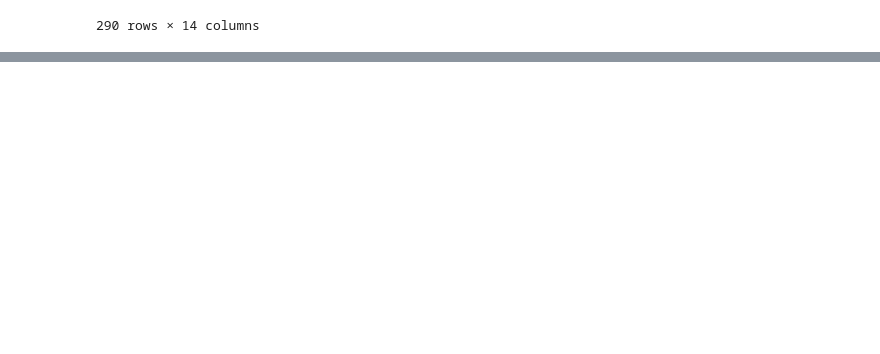
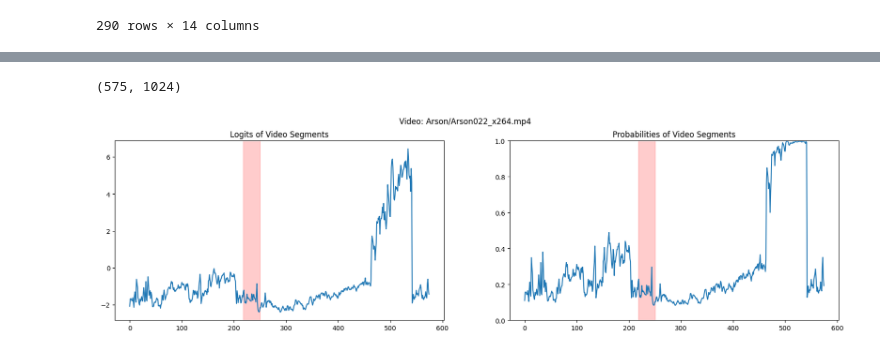
Before and after one commit to Haawron/agent-based-vad, a Jupyter notebook: notebooks/embeddings_visualized.ipynb, the cells around one changed output, grey strips where cells are left out. Saved outputs shown, nothing was run; the diff lists cells and outputs as text; code cells hidden in the pictures; blank space fills up the shorter version.

```diff
--- a/notebooks/embeddings_visualized.ipynb
+++ b/notebooks/embeddings_visualized.ipynb
@@ -123,0 +149,8 @@ plt.show()
+# %%
+keys = list(video_embeddings.keys())
+# %%
+e_text_normals_all = np.load(p_embedding_text_normal)
+e_text_anomalies_all = np.load(p_embedding_text_anomaly)
+# %%
+e_text_normals = e_text_normals_all[:3000]
+e_text_anomalies = e_text_anomalies_all[:3000]
@@ -123,0 +197,43 @@ plt.show()
+# %%
+idx = 13
+
+e_video_normals = video_embeddings[keys[idx]]['normal']
+e_video_anomalies = video_embeddings[keys[idx]]['anomaly']
+if e_video_anomalies.shape[0] == 0:
+    e_videos = e_video_normals
+else:
+    e_videos = np.concatenate([e_video_normals, e_video_anomalies], axis=0)
+e_texts = np.concatenate([e_text_normals, e_text_anomalies], axis=0)
+
+e_text_normals_nn = np.take(e_text_normals, np.argsort(e_videos @ e_text_normals.T)[:, ::-1][:, :1], axis=0).mean(axis=1)
+e_text_anomalies_nn = np.take(e_text_anomalies, np.argsort(e_videos @ e_text_anomalies.T)[:, ::-1][:, :1], axis=0).mean(axis=1)
+e_text_mean = np.take(e_texts, np.argsort(e_videos @ e_texts.T)[:, ::-1][:, :10], axis=0).mean(axis=1).mean(axis=0)
+print(e_text_anomalies_nn.shape)
+
+logits = np.einsum('ij,ij->i', e_videos, e_text_anomalies_nn - e_text_mean)
+# logits -= np.mean(logits)
+logits -= 5
+probs = 1 / (1 + np.exp(-logits))
+
+seg_s1, seg_e1, seg_s2, seg_e2 = df_tmp.iloc[idx][['seg_s1', 'seg_e1', 'seg_s2', 'seg_e2']].values
+fig, axes = plt.subplots(1, 2, figsize=(20, 5))
+ax = axes[0]
+ax.plot(logits)
+if seg_s1 != -1:
+    ax.axvspan(seg_s1, seg_e1, color='red', alpha=0.2)
+if seg_s2 != -1:
+    ax.axvspan(seg_s2, seg_e2, color='red', alpha=0.2)
+ax.set_title('Logits of Video Segments')
+ax = axes[1]
+ax.plot(probs)
+if seg_s1 != -1:
+    ax.axvspan(seg_s1, seg_e1, color='red', alpha=0.2)
+if seg_s2 != -1:
+    ax.axvspan(seg_s2, seg_e2, color='red', alpha=0.2)
+ax.set_title('Probabilities of Video Segments')
+ax.set_ylim(0, 1)
+fig.suptitle(f'Video: {keys[idx]}')
+plt.show()
+# %% [output]
+(575, 1024)
+[figure, added]
```
Also changed, not shown: parts of 18 cells of this notebook, 2 other files.
